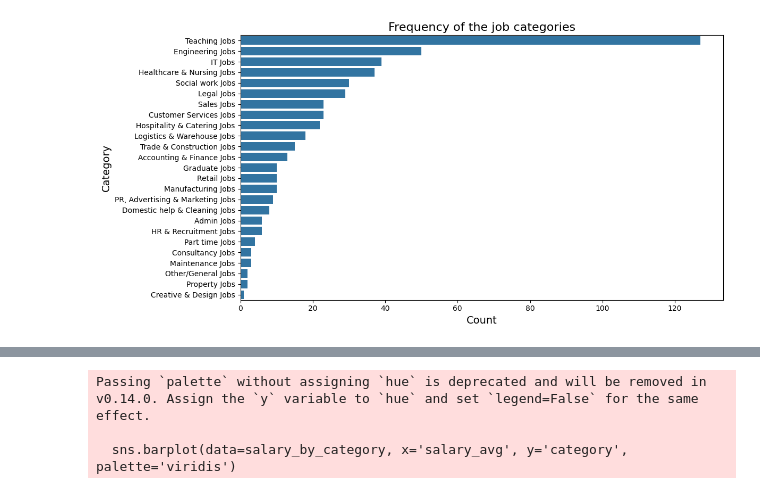
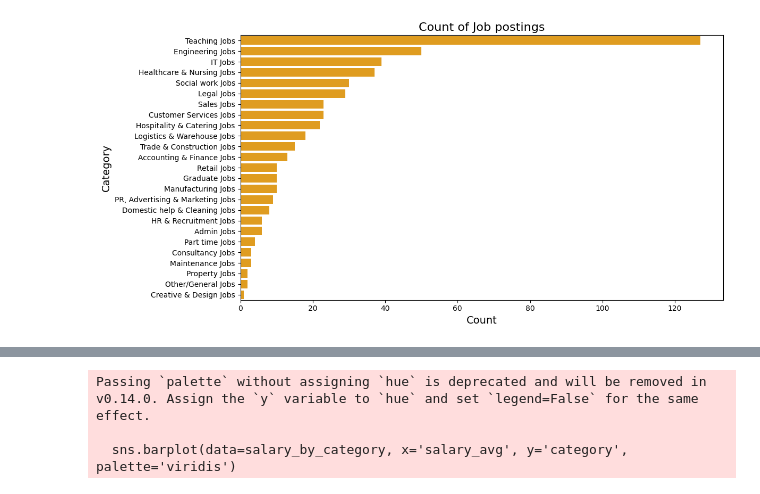
Before and after one commit to esther670/resume-screening-and-job-matching, a Jupyter notebook: EDA.ipynb, the cells around one changed output, grey strips where cells are left out. Drawn from its saved outputs; the diff is of its cells as text; code cells hidden in the pictures.

```diff
--- a/EDA.ipynb
+++ b/EDA.ipynb
@@ -18,11 +29,11 @@ jobs_gb_clean.head()
 # %%
 # Frequency of the most common job categories
 plt.figure(figsize=(12,6))
-sns.countplot(data=jobs_gb_clean, y='category', order=jobs_gb_clean['category'].value_counts().index)
-plt.title('Frequency of the job categories', fontsize=16)
+sns.countplot(data=jobs_gb_clean, y='category', order=jobs_gb_clean['category'].value_counts().index, color='Orange')
+plt.title('Count of Job postings', fontsize=16)
 plt.xlabel('Count', fontsize=14)
 plt.ylabel('Category', fontsize=14)
 plt.tight_layout()
 plt.show()
 # %% [output]
-[figure, old version]
+[figure, new version]
```
Also changed, not shown: parts of 8 cells of this notebook, 7 other files.
